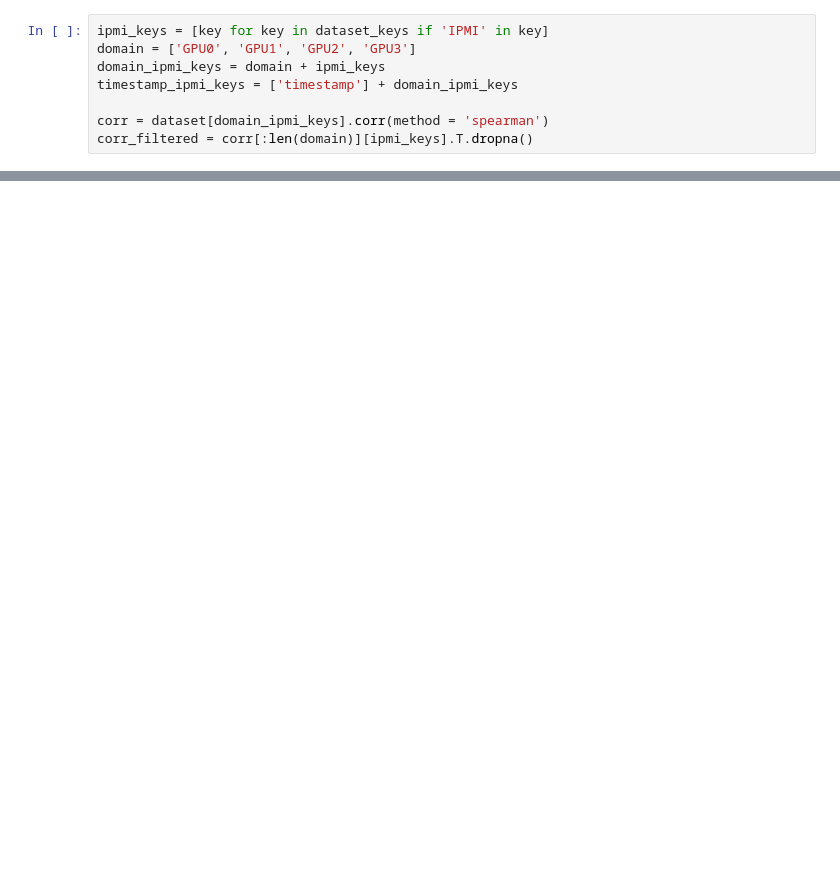
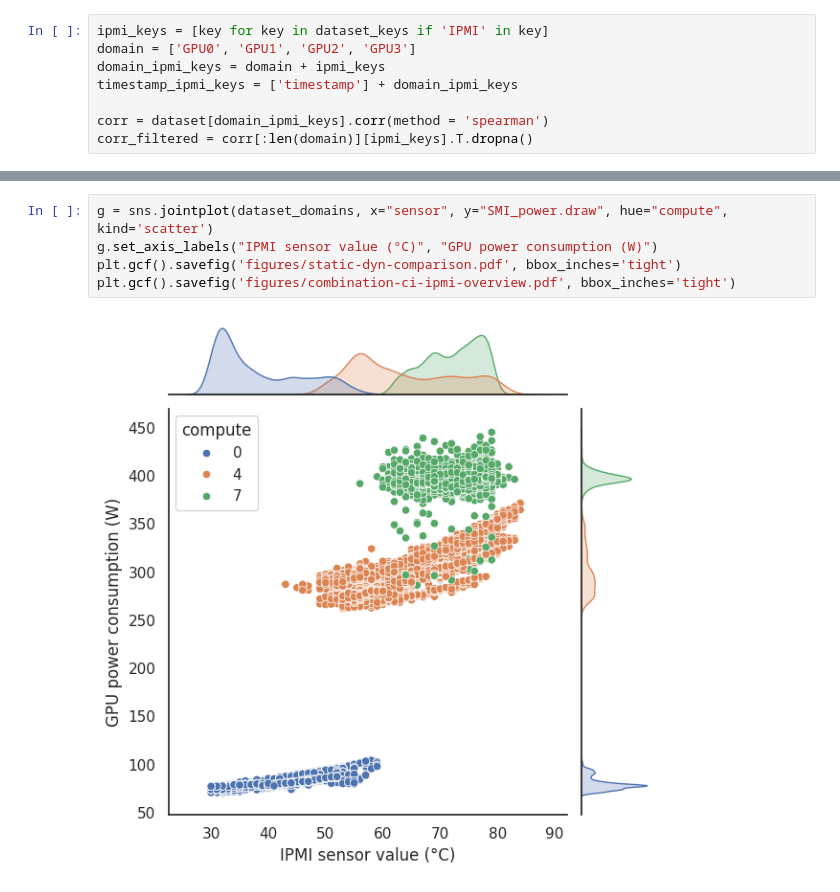
Before and after one commit to jacquetpi/cloud-gpu-manager, a Jupyter notebook: notebooks/passthroug-investig.ipynb, the cells around one changed output, grey strips where cells are left out. Drawn from its saved outputs; the diff is of its cells as text; blank space fills up the shorter version.

```diff
--- a/notebooks/passthroug-investig.ipynb
+++ b/notebooks/passthroug-investig.ipynb
@@ -56,0 +94,7 @@ sns.heatmap(corr_filtered, ax=ax, annot = True, cmap=sns.diverging_palette(220,
+# %%
+g = sns.jointplot(dataset_domains, x="sensor", y="SMI_power.draw", hue="compute", kind='scatter')
+g.set_axis_labels("IPMI sensor value (°C)", "GPU power consumption (W)")
+plt.gcf().savefig('figures/static-dyn-comparison.pdf', bbox_inches='tight')
+plt.gcf().savefig('figures/combination-ci-ipmi-overview.pdf', bbox_inches='tight')
+# %% [output]
+[figure, added]
```
Also changed, not shown: parts of 8 cells of this notebook, 6 other files.
